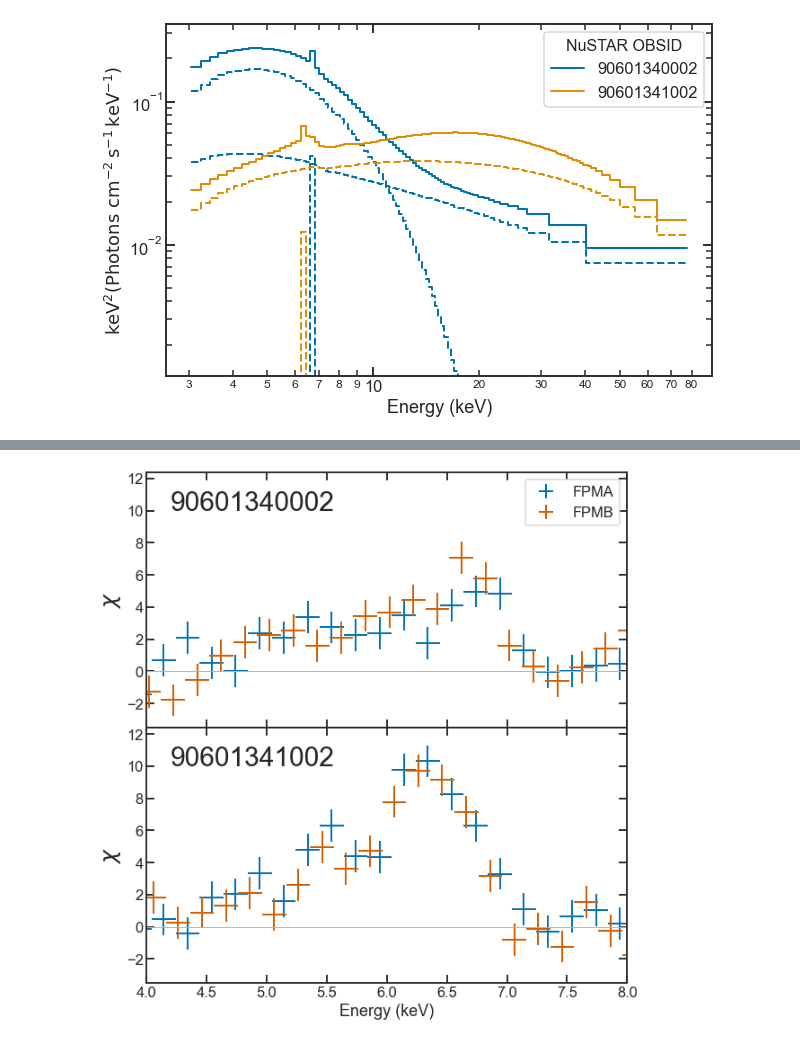
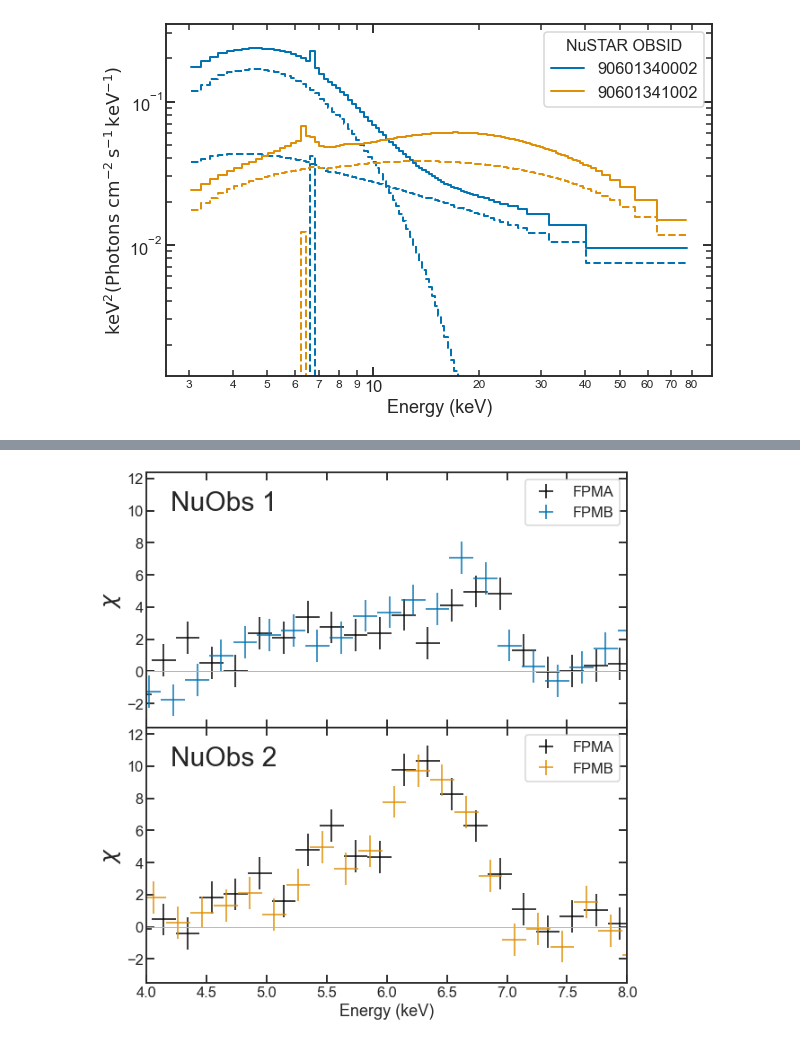
Before and after one commit to snpike/scripts, a Jupyter notebook: MAXI_J1848m015/Spectral_plotting.ipynb, the cells around one changed output, grey strips where cells are left out. Saved outputs shown, nothing was run; the diff lists cells and outputs as text; code cells hidden in the pictures.

```diff
--- a/MAXI_J1848m015/Spectral_plotting.ipynb
+++ b/MAXI_J1848m015/Spectral_plotting.ipynb
@@ -338,4 +363,8 @@ plt.savefig(fig_dir + 'spectra_and_models.pdf')
 # %%
+ms=7
+lw = 1.5
+# ls = 'steps'
+ls=''
 file_soft = open(root_dir + '90601340002_products06/tbabs_diskbb_pl.qdp', 'r')
 file_hard = open(root_dir + '90601341002_products06/tbabs_cutoffpl.qdp', 'r')
 
@@ -345,18 +374,18 @@ data_hard = read_QDP(file_hard)
 fig, (ax1, ax2) = plt.subplots(2,1, sharex=True,  gridspec_kw = {'height_ratios':[1, 1], 'hspace':0}, figsize=(9, 9))
 
 ax1.errorbar(data_soft[0][0],(data_soft[0][2]-data_soft[0][4])/data_soft[0][3], xerr=data_soft[0][1], yerr=1.0, \
-             ls=ls, color='C0', lw=lw, label='FPMA')
+             ls=ls, color='black', lw=lw, label='FPMA')
 ax1.errorbar(data_soft[1][0],(data_soft[1][2] - data_soft[1][4])/data_soft[1][3], xerr=data_soft[1][1],yerr=1.0, \
-             ls=ls, color='C3', lw=lw, label='FPMB')
+             ls=ls, color='C0', lw=lw, label='FPMB')
 
-ax1.text(4.2, 10, '90601340002', fontsize=30)
+ax1.text(4.2, 10, 'NuObs 1', fontsize=30)
 
 ax2.errorbar(data_hard[0][0],(data_hard[0][2]-data_hard[0][4])/data_hard[0][3], xerr=data_hard[0][1], yerr=1.0, \
-             ls=ls, color='C0', lw=lw)
+             ls=ls, color='black', lw=lw, label='FPMA')
 ax2.errorbar(data_hard[1][0],(data_hard[1][2] - data_hard[1][4])/data_hard[1][3], xerr=data_hard[1][1],yerr=1.0, \
-             ls=ls, color='C3', lw=lw)
+             ls=ls, color='C1', lw=lw, label='FPMB')
 
-ax2.text(4.2, 10, '90601341002', fontsize=30)
+ax2.text(4.2, 10, 'NuObs 2', fontsize=30)
 
 
 ax1.set_ylabel(r'$\chi$', fontsize=25)
@@ -366,31 +395,32 @@ ax1.set_ylim(-3.5,12.4)
 ax1.set_xlim(4,8)
 ax1.legend()
 # ax1.set_xscale('log')
 plt.xlabel('Energy (keV)')
 ax2.set_ylabel(r'$\chi$', fontsize=25)
 ax2.axhline(0,color='cyan', lw=1.0)
 ax2.set_ylim(-3.5,12.4)
+ax2.legend()
 
 # # ax1.text(2.9, 2e-5, '(a)')
 # # ax2.text(2.9, -4, '(b)')
 
 # ax1.set_yticks(ticks= [1e-2, 1e-1], minor=False)
 # # ax1.set_yticks(ticks= [], minor=True)
 
 # ax2.set_yticks(ticks= [-3, 0, 3], minor=False)
 # ax2.set_yticklabels(labels= [r'$-3$', r'$0$', r'$3$'], minor=False)
 
 # ax2.set_xticks(ticks= [10], minor=False)
 # ax2.set_xticklabels(labels= [10], minor=False, fontsize=14)
 
 # ax2.set_xticks(ticks= [3, 4, 5, 6, 7, 8, 9, 20, 30, 40, 50, 60, 70, 80], minor=True)
 # ax2.set_xticklabels(labels= [3, 4, 5, 6, 7, 8, 9, 20, 30, 40, 50, 60, 70, 80], minor=True, fontsize=12)
 
 ax1.tick_params(axis='both',which='both', direction='in', bottom=True, top=True, left=True, right=True)
 ax2.tick_params(axis='both',which='both', direction='in', bottom=True, top=True, left=True, right=True)
 
 plt.tight_layout()
 
 plt.savefig(fig_dir + 'Fe_lines.pdf')
 # %% [output]
-[figure, old version]
+[figure, new version]
```
Also changed, not shown: parts of 1 cell of this notebook, 11 other files.
